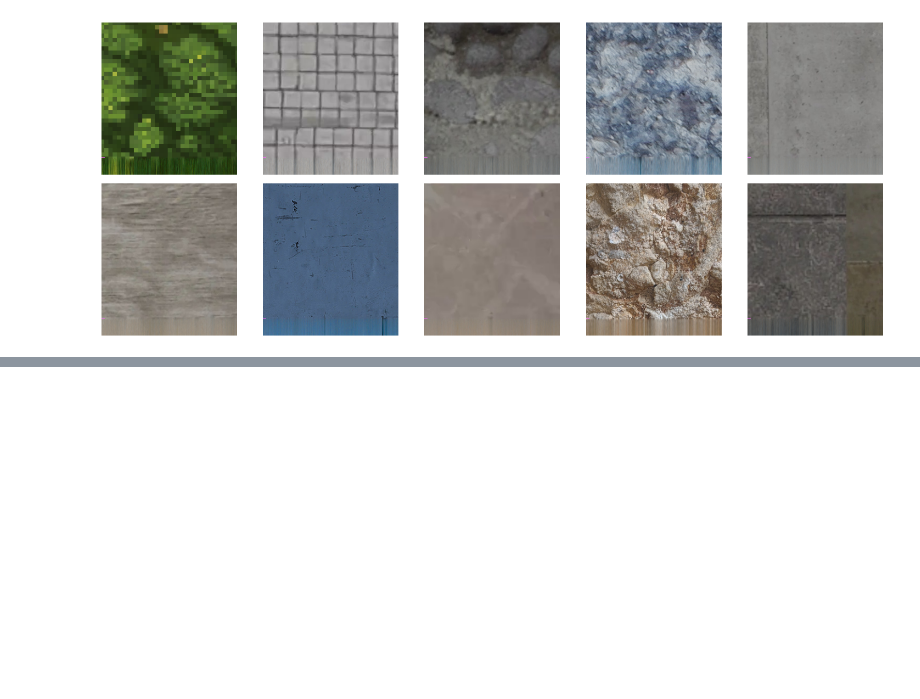
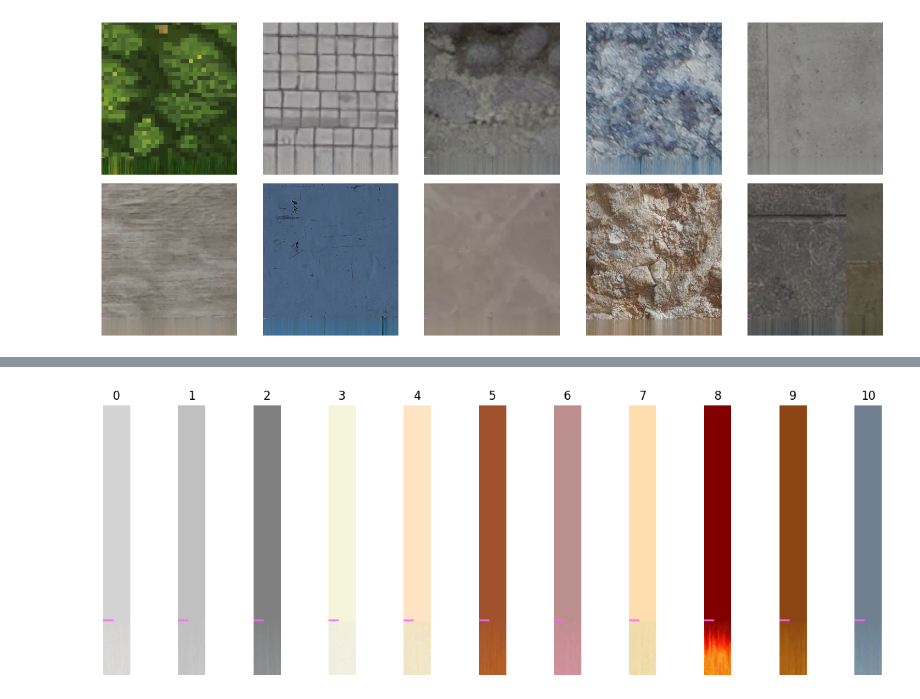
Before and after one commit to DennisGoss99/MasterThesis, a Jupyter notebook: code/models/rowModel/RollModelTest256_2.1.8.1.ipynb, the cells around one changed output, grey strips where cells are left out. Drawn from its saved outputs; the diff is of its cells as text; code cells hidden in the pictures; blank space fills up the shorter version.

```diff
--- a/code/models/rowModel/RollModelTestBig2.1.8.1.ipynb
+++ b/code/models/rowModel/RollModelTest256_2.1.8.1.ipynb
@@ -426,3 +426,88 @@ with torch.no_grad():
 # %% [output]
 device:  cuda
 [figure]
+# %%
+# Color test
+import torch
+import numpy as np
+import matplotlib.pyplot as plt
+from torchvision import transforms
+from PIL import Image
+
+def create_color_tensor(width, height, color):
+    color_tensor = torch.tensor(color, dtype=torch.float32) / 255.0
+    color_tensor = color_tensor.view(1, 3, 1, 1)
+    # Create the tensor by repeating the color tensor across the height and width
+    tensor = color_tensor.repeat(1, 1, height, width)
+    return tensor
+
+def display_color_tensors( colors):
+    with torch.no_grad():
+
+        fig, axs = plt.subplots(1, len(colors), figsize=(15, 5))
+
+        for idx, color in enumerate(colors):
+
+            device = 'cuda' if torch.cuda.is_available() else 'cpu'
+            print("device: ",device)
+
+            size_x = 16
+            size_y = 128
+
+            color_tensor = create_color_tensor(size_x, size_y, color)
+
+
+            # # Displaying the tensor as an image
+            # plt.imshow((rearrange(color_tensor, '1 c h w -> h w c')* 255).cpu().detach().numpy().astype('int'))
+            # plt.axis('off')  # Turn off axis numbers
+            # plt.show()
+
+
+
+            gen_length = 32
+
+
+            img_tensor = color_tensor.squeeze(0).to(device)
+            img_tensor = img_tensor[:3,:,:] # Remove alpha channel
+
+            C, H, W = img_tensor.shape
+
+            img_gen = torch.zeros((C,H+gen_length,W)).to(device)
+            img_gen[:,:H,:] = img_tensor
+
+
+            for igen in range(gen_length):
+
+                a = img_gen[:,igen:H+igen,:] # (C, H, W)
+                gen, _ = m(rearrange(a, 'c h w -> w h c')) # B, H, C
+
+                img_gen[:,H+igen,:] = rearrange(gen[:,-1,:], ' w c -> c w')
+
+
+            img_gen = img_gen.squeeze(0) * 255
+
+            image = rearrange(img_gen, 'c h w -> h w c').cpu().detach().numpy()
+            image = image.astype(np.uint8)
+
+            image[H-1, :6] = [255, 100, 255]
+
+            axs[idx].imshow(image)
+            axs[idx].set_axis_off()  # Hide axes
+            axs[idx].set_title(f'{idx}')
+
+colors = [
+    [211, 211, 211], # Light Grey (Common for modern facades and interiors)
+    [192, 192, 192], # Silver (Popular for both facades and stylish interiors)
+    [128, 128, 128], # Grey (Standard for floors and walls, versatile)
+    [245, 245, 220], # Beige (Widely used for walls, gives warmth)
+    [255, 228, 196], # Bisque (Soft warm hue for interiors)
+    [160, 82, 45],   # Sienna (Earthy tone, often used in tiling)
+    [188, 143, 143], # Rosy Brown (Warm, welcoming color for walls)
+    [255, 222, 173], # Wheat (Light, neutral color for airy spaces)
+    [128, 0, 0],     # Maroon (Rich color often used in luxurious settings)
+    [139, 69, 19],   # Saddle Brown (Common for wood floors or rustic facades)
+    [112, 128, 144]  # Slate Gray (Popular for both exterior and interior walls)
+]
+
+display_color_tensors(colors)
+# %% [output]
@@ -428,0 +525 @@ device:  cuda
+[figure, added]
```
Also changed, not shown: parts of 1 cell of this notebook, 16 other files.
